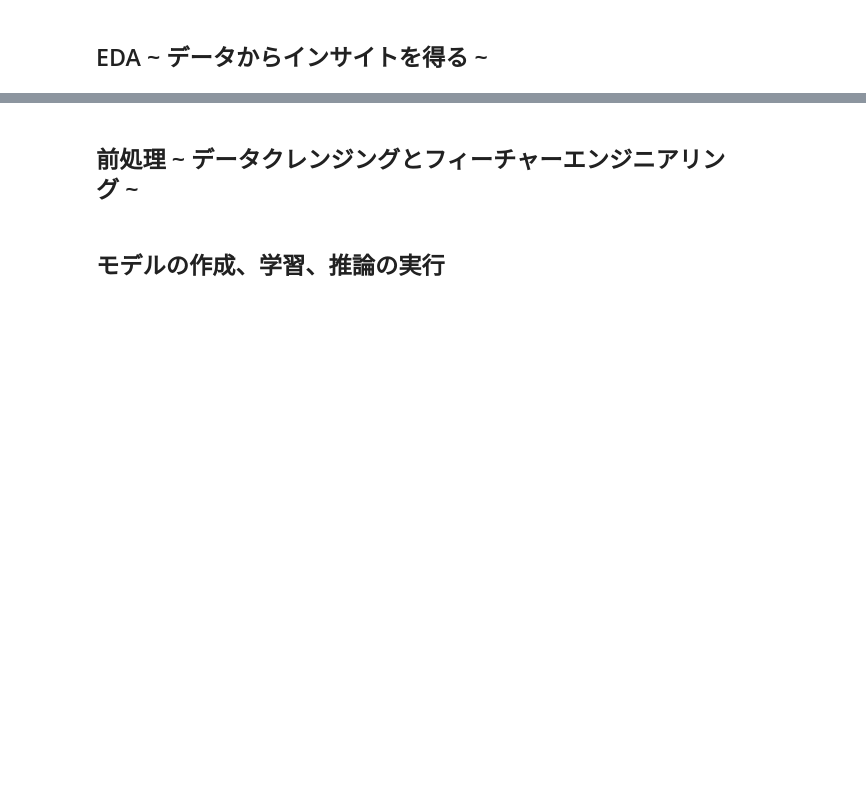
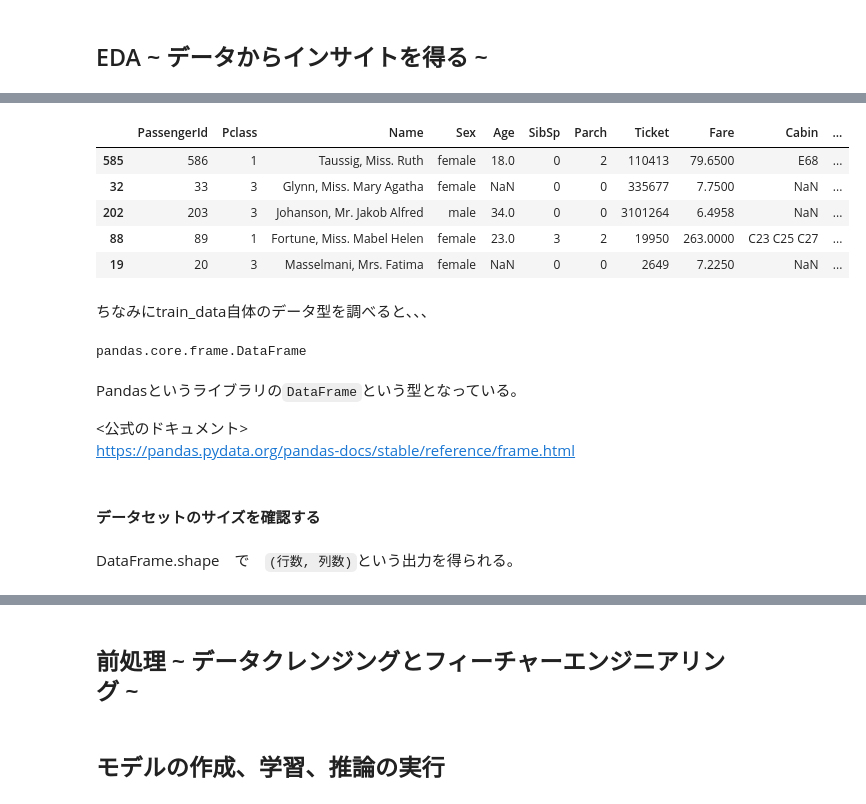
Before and after one commit to KOHSUK/data-science-cource, a Jupyter notebook: end-to-end-machine-learning-project-intro/03_machine-learning-intro.ipynb, the cells around one changed output, grey strips where cells are left out. Cells and saved outputs as stored; diff of their text form; code cells hidden in the pictures; blank space fills up the shorter version.

```diff
--- a/end-to-end-machine-learning-project-intro/03_machine-learning-intro.ipynb
+++ b/end-to-end-machine-learning-project-intro/03_machine-learning-intro.ipynb
@@ -59,0 +165,24 @@ titanic
+# %%
+test_data.head()
+# %% [output]
+|  | PassengerId | Pclass | Name | Sex | Age | SibSp | Parch | Ticket | Fare | Cabin | ... |
+| 585 | 586 | 1 | Taussig, Miss. Ruth | female | 18.0 | 0 | 2 | 110413 | 79.6500 | E68 | ... |
+| 32 | 33 | 3 | Glynn, Miss. Mary Agatha | female | NaN | 0 | 0 | 335677 | 7.7500 | NaN | ... |
+| 202 | 203 | 3 | Johanson, Mr. Jakob Alfred | male | 34.0 | 0 | 0 | 3101264 | 6.4958 | NaN | ... |
+| 88 | 89 | 1 | Fortune, Miss. Mabel Helen | female | 23.0 | 3 | 2 | 19950 | 263.0000 | C23 C25 C27 | ... |
+| 19 | 20 | 3 | Masselmani, Mrs. Fatima | female | NaN | 0 | 0 | 2649 | 7.2250 | NaN | ... |
+# %% [markdown]
+ちなみにtrain_data自体のデータ型を調べると、、、
+# %%
+type(train_data)
+# %% [output]
+pandas.core.frame.DataFrame
+# %% [markdown]
+Pandasというライブラリの`DataFrame`という型となっている。
+
+<公式のドキュメント><br>
+https://pandas.pydata.org/pandas-docs/stable/reference/frame.html
+# %% [markdown]
+#### データセットのサイズを確認する
+# %% [markdown]
+DataFrame.shape　で　`(行数, 列数)`という出力を得られる。
```
Also changed, not shown: parts of 33 cells of this notebook, 2 other files.
